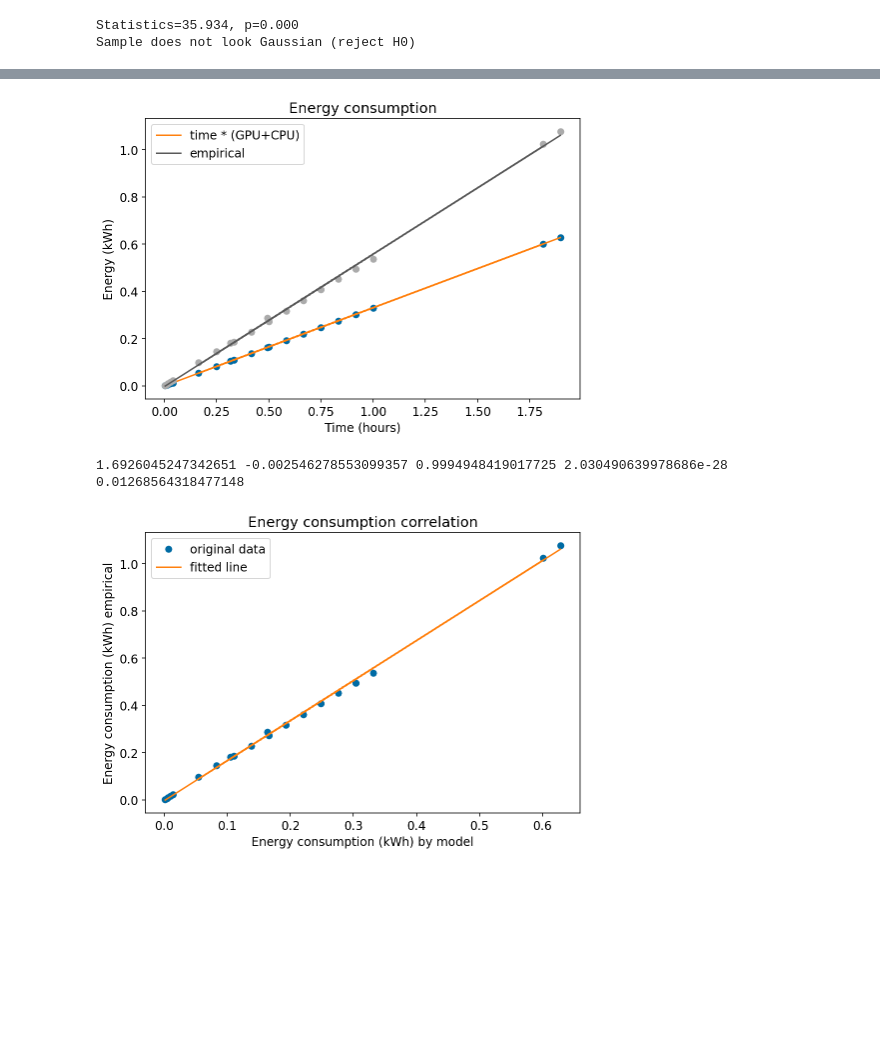
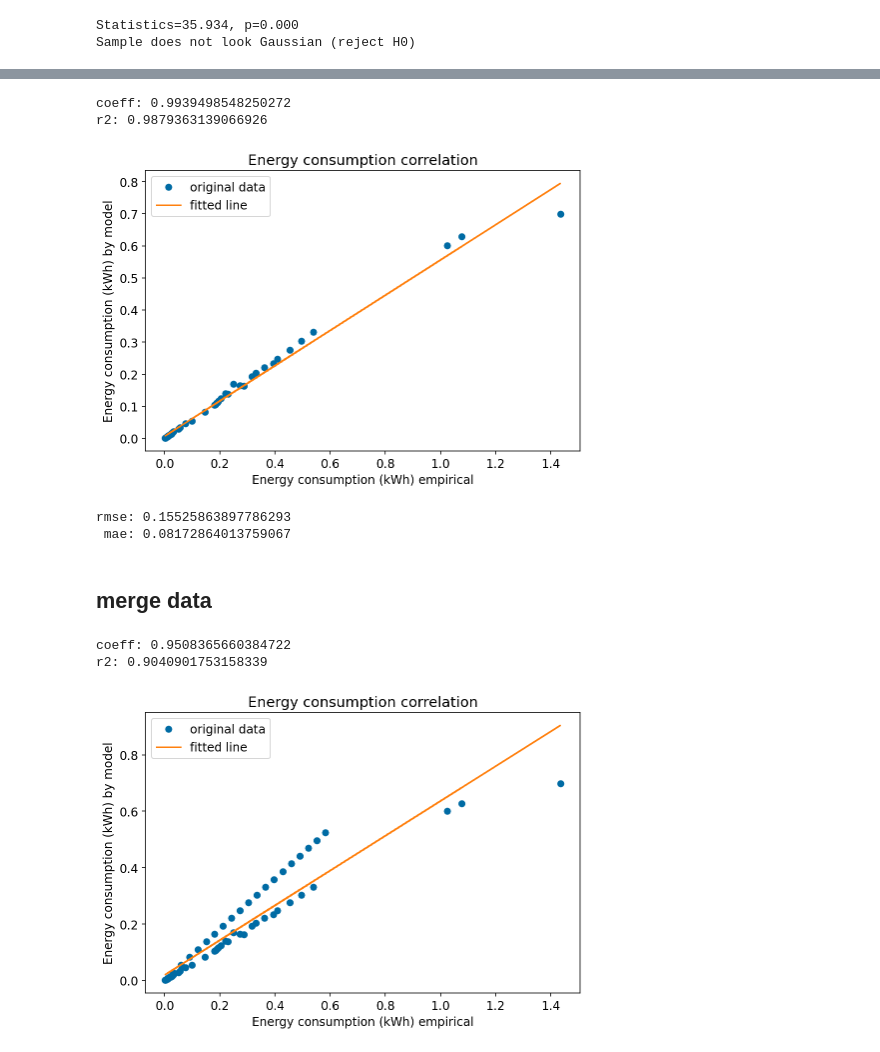
Before and after one commit to MScDissertation/NLP, a Jupyter notebook: CompareMethods.ipynb, the cells around one changed output, grey strips where cells are left out. Saved outputs shown, nothing was run; the diff lists cells and outputs as text; code cells hidden in the pictures; blank space fills up the shorter version.

```diff
--- a/CompareMethods.ipynb
+++ b/CompareMethods.ipynb
@@ -130,20 +215,32 @@ x.hist()
 df_64 = df_finetune.loc[(df_finetune.batchsize == 64) & (df_finetune.max_seq_len == 128)]
 df_64 = df_64.sort_values('dataset_size')
 # %%
-x = df_64['time_in_hour']
-y1 = df_64['time * (GPU + CPU) * real_util']
-y2 = df_64['pm_energy_consumption']
+x = df_finetune['pm_energy_consumption']
+y = df_finetune['time * (GPU + CPU) * real_util']
 plt.figure(figsize=(7,5))
-slope, intercept, r_value, p_value, std_err = stats.linregress(x, y1)
-plt.plot(x, y1,'o')
-plt.plot(x, slope * x + intercept, label='time * (GPU+CPU)')
-slope, intercept, r_value, p_value, std_err = stats.linregress(x, y2)
-plt.plot(x, y2,'o')
-plt.plot(x, slope * x + intercept, label='empirical')
-plt.xlabel("Time (hours)")
-plt.ylabel("Energy (kWh)")
-plt.title("Energy consumption")
+slope, intercept, r_value, p_value, std_err = stats.linregress(x, y)
+print(f"coeff: {r_value}")
+print(f"r2: {r_value ** 2}")
+plt.plot(x, y,'o',label='original data')
+plt.plot(x, slope * x + intercept, label='fitted line')
+
+plt.ylabel("Energy consumption (kWh) by model")
+plt.xlabel("Energy consumption (kWh) empirical")
+plt.title("Energy consumption correlation")
 plt.legend()
 plt.tight_layout()
+plt.savefig('viz/Corr_CPU_GPU_ModelVsPMPower.png',dpi=300)
 # %% [output]
+coeff: 0.9939498548250272
+r2: 0.9879363139066926
-[figure, old version]
+[figure, new version]
+# %%
+mse = metrics.mean_squared_error(x,y)
+rmse = mse ** (1/2)
+mae = metrics.mean_absolute_error(x, y)
+print(f"rmse: {rmse} \n mae: {mae}")
+# %% [output]
+rmse: 0.15525863897786293
+ mae: 0.08172864013759067
+# %% [markdown]
+## merge data
@@ -150,18 +252,20 @@ plt.tight_layout()
 # %%
-x = df_64['time * (GPU + CPU) * real_util']
-y = df_64['pm_energy_consumption']
+x = merge_df['empirical']
+y = merge_df['model_based']
 plt.figure(figsize=(7,5))
 slope, intercept, r_value, p_value, std_err = stats.linregress(x, y)
-print(slope, intercept, r_value, p_value, std_err)
+print(f"coeff: {r_value}")
+print(f"r2: {r_value ** 2}")
 plt.plot(x, y,'o',label='original data')
 plt.plot(x, slope * x + intercept, label='fitted line')
 
-plt.xlabel("Energy consumption (kWh) by model")
-plt.ylabel("Energy consumption (kWh) empirical")
+plt.xlabel("Energy consumption (kWh) empirical")
+plt.ylabel("Energy consumption (kWh) by model")
 plt.title("Energy consumption correlation")
 plt.legend()
 plt.tight_layout()
-plt.savefig('viz/Corr_CPU_GPU_ModelVsPMPower.png',dpi=300)
+plt.savefig('viz/model_vs_empirical.png',dpi=300)
 # %% [output]
-1.6926045247342651 -0.002546278553099357 0.9994948419017725 2.030490639978686e-28 0.01268564318477148
+coeff: 0.9508365660384722
+r2: 0.9040901753158339
-[figure, old version]
+[figure, new version]
```
Also changed, not shown: parts of 19 cells of this notebook, 5 other files.
